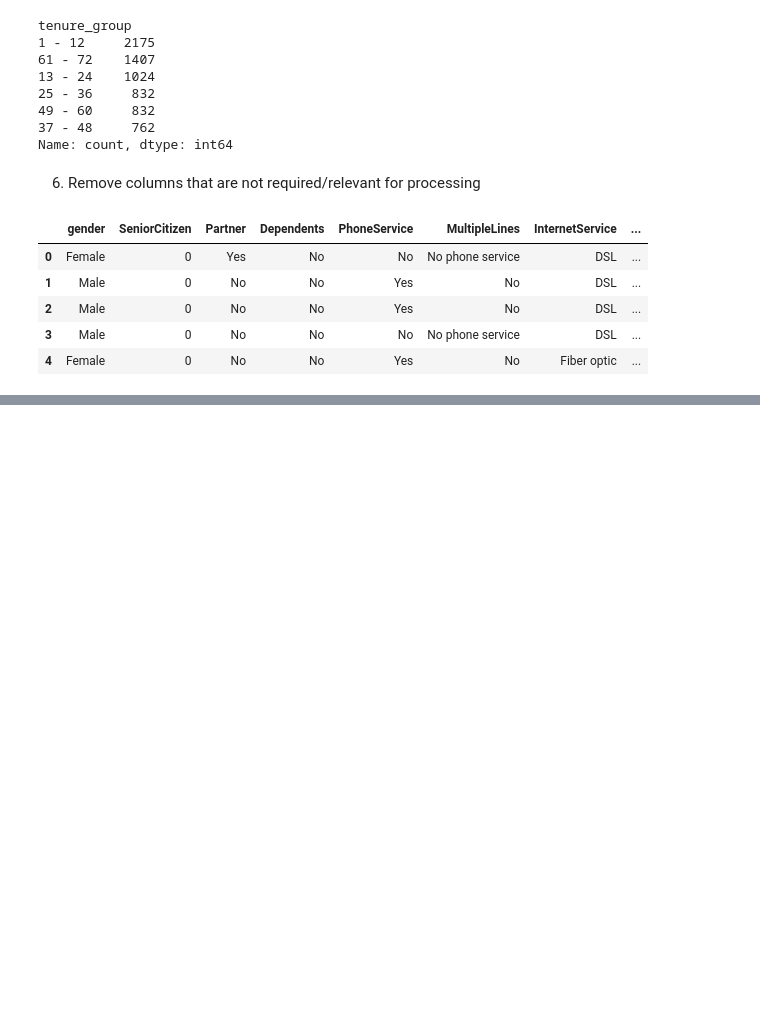
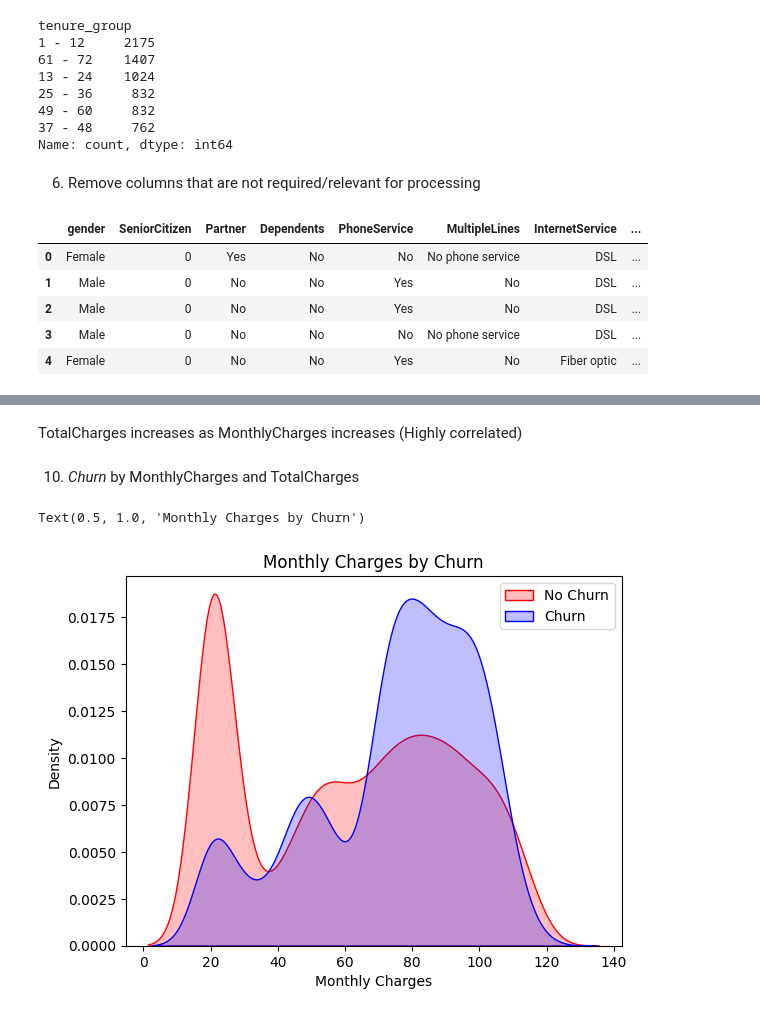
Before and after one commit to aguechfirass100/customer-churn-prediction-telecom, a Jupyter notebook: notebooks/churn_prediction_model.ipynb, the cells around one changed output, grey strips where cells are left out. Drawn from its saved outputs; the diff is of its cells as text; code cells hidden in the pictures; blank space fills up the shorter version.

```diff
--- a/notebooks/churn_prediction_model.ipynb
+++ b/notebooks/churn_prediction_model.ipynb
@@ -257,0 +318,22 @@ telco_data.head()
+# %% [markdown]
+TotalCharges increases as MonthlyCharges increases (Highly correlated)
+# %% [markdown]
+10. *Churn* by MonthlyCharges and TotalCharges
+# %%
+Mth = sns.kdeplot(
+    telco_data_dummies.MonthlyCharges[(telco_data_dummies["Churn"] == 0)], color='Red',
+    fill=True
+)
+Mth = sns.kdeplot(
+    telco_data_dummies.MonthlyCharges[(telco_data_dummies["Churn"] == 1)],
+    ax=Mth,
+    color='Blue',
+    fill=True
+)
+Mth.legend(['No Churn', 'Churn'], loc='upper right')
+Mth.set_ylabel('Density')
+Mth.set_xlabel('Monthly Charges')
+Mth.set_title('Monthly Charges by Churn')
+# %% [output]
+Text(0.5, 1.0, 'Monthly Charges by Churn')
+[figure, added]
```
Also changed, not shown: parts of 19 cells of this notebook.
